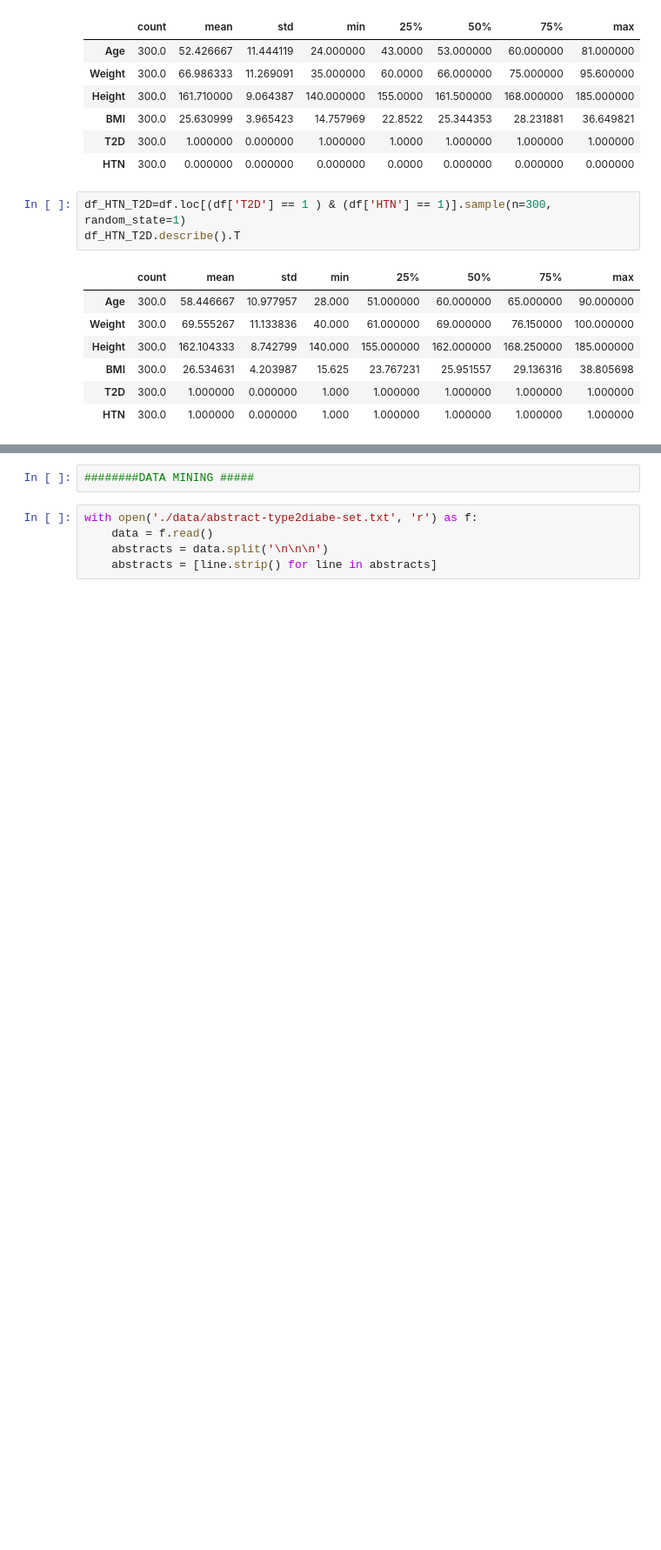
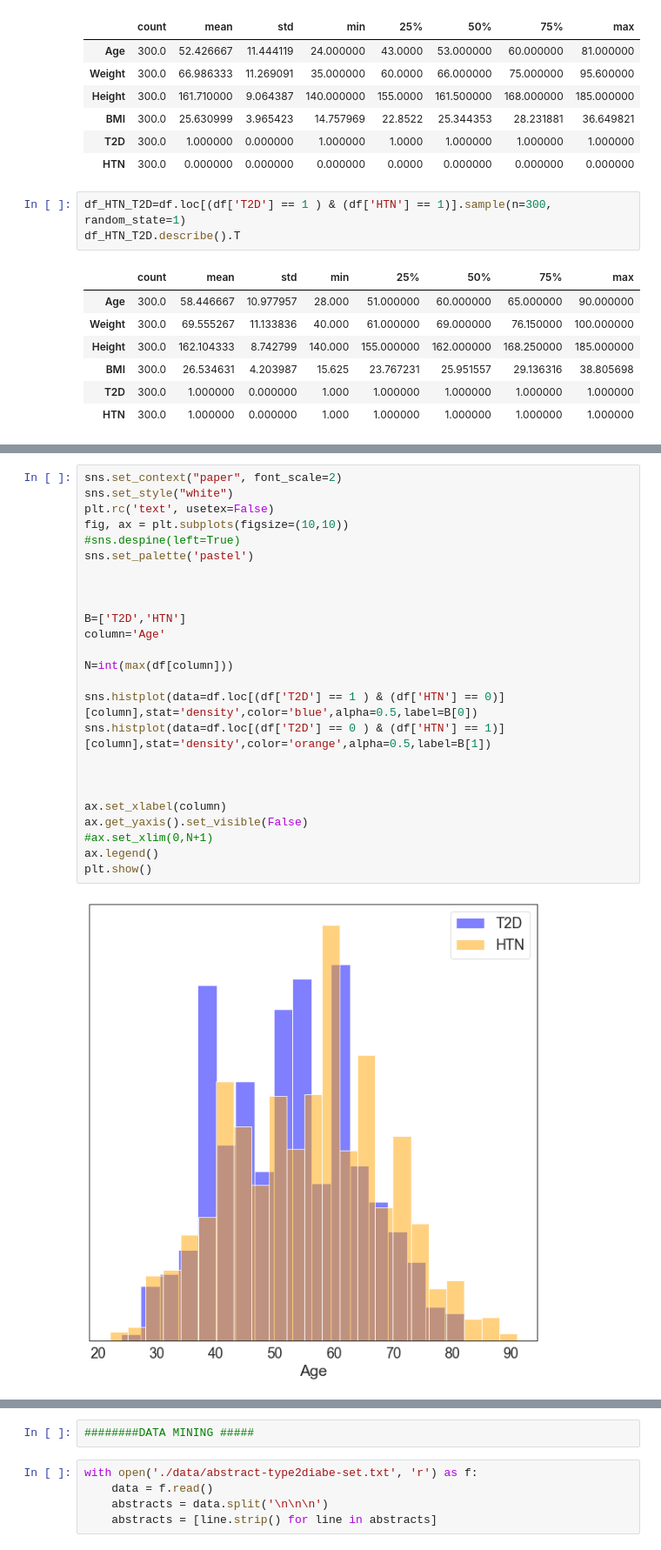
Before and after one commit to CBGOUS/T2D-HTN-analysys, a Jupyter notebook: descriptive_registry.ipynb, the cells around one changed output, grey strips where cells are left out. Shown at 87% size. Drawn from its saved outputs; the diff is of its cells as text; blank space fills up the shorter version.

```diff
--- a/descriptive_registry.ipynb
+++ b/descriptive_registry.ipynb
@@ -278,0 +215,27 @@ plt.show()
+# %%
+sns.set_context("paper", font_scale=2)
+sns.set_style("white")
+plt.rc('text', usetex=False)
+fig, ax = plt.subplots(figsize=(10,10))
+#sns.despine(left=True)
+sns.set_palette('pastel')
+
+
+
+B=['T2D','HTN']
+column='Age'
+
+N=int(max(df[column]))
+
+sns.histplot(data=df.loc[(df['T2D'] == 1 ) & (df['HTN'] == 0)][column],stat='density',color='blue',alpha=0.5,label=B[0])
+sns.histplot(data=df.loc[(df['T2D'] == 0 ) & (df['HTN'] == 1)][column],stat='density',color='orange',alpha=0.5,label=B[1])
+
+
+
+ax.set_xlabel(column)
+ax.get_yaxis().set_visible(False)
+#ax.set_xlim(0,N+1)
+ax.legend()
+plt.show()
+# %% [output]
+[figure, added]
```
Also changed, not shown: parts of 21 cells of this notebook.
